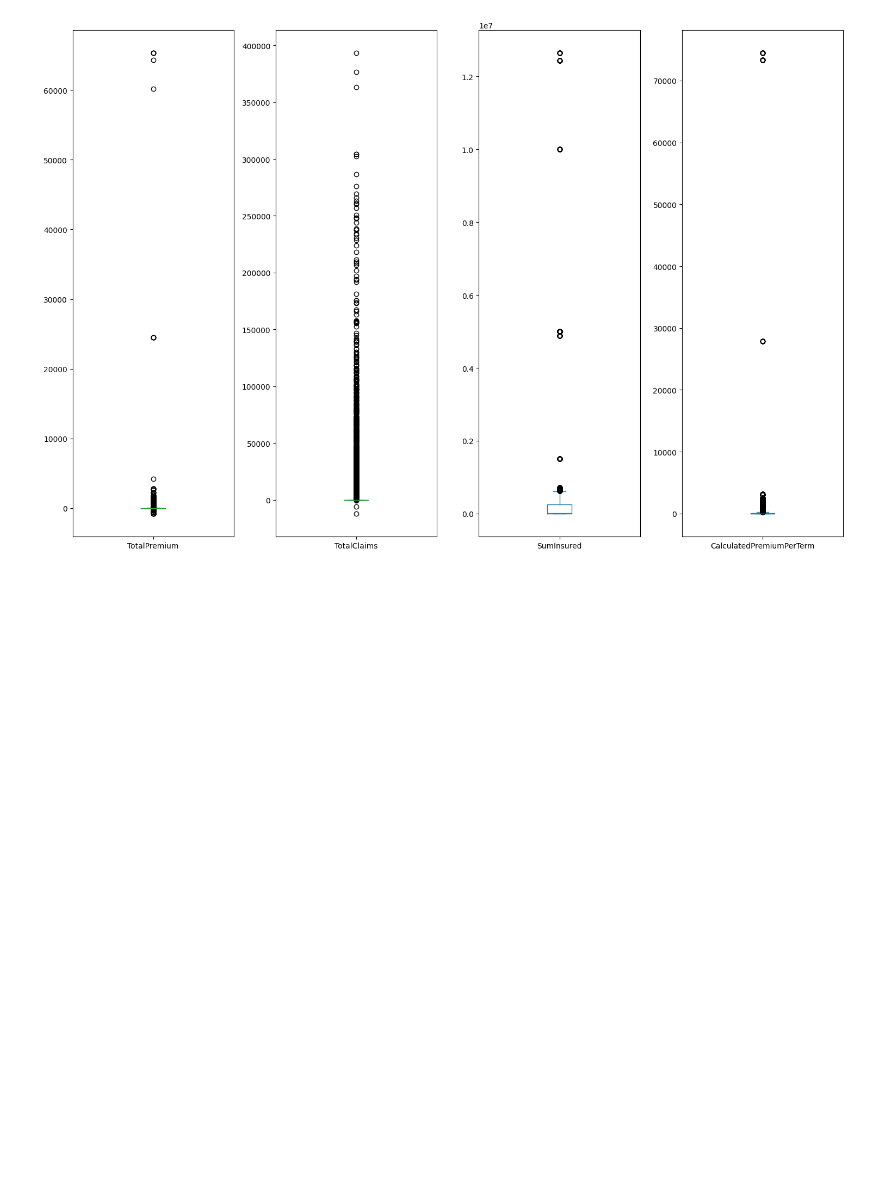
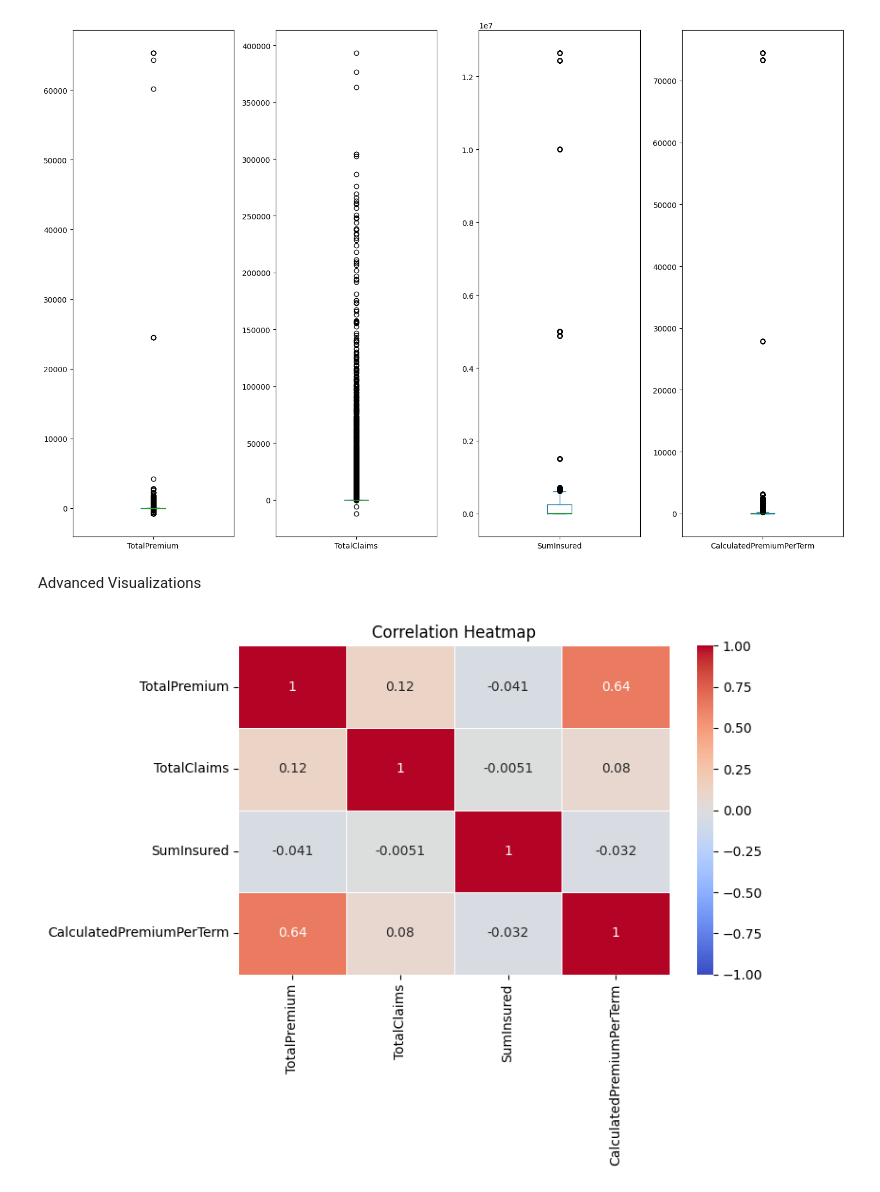
Before and after one commit to YonatanMoges/insurance-data-analysis, a Jupyter notebook: notebook/eda.ipynb, the cells around one changed output. Drawn from its saved outputs; the diff is of its cells as text; code cells hidden in the pictures; blank space fills up the shorter version.

```diff
--- a/notebook/eda.ipynb
+++ b/notebook/eda.ipynb
@@ -149,3 +163,11 @@ Outlier Detection
 eda. box_plot(df, numerical_columns)
 # %% [output]
 [figure]
+# %% [markdown]
+Advanced Visualizations
+# %%
+# Heatmap of correlations
+subset_columns = ['TotalPremium', 'TotalClaims', 'SumInsured', 'CalculatedPremiumPerTerm']
+eda. plot_correlation_heatmap(df, subset_columns=subset_columns)
+# %% [output]
+[figure, added]
```
Also changed, not shown: parts of 5 cells of this notebook, 2 other files.
